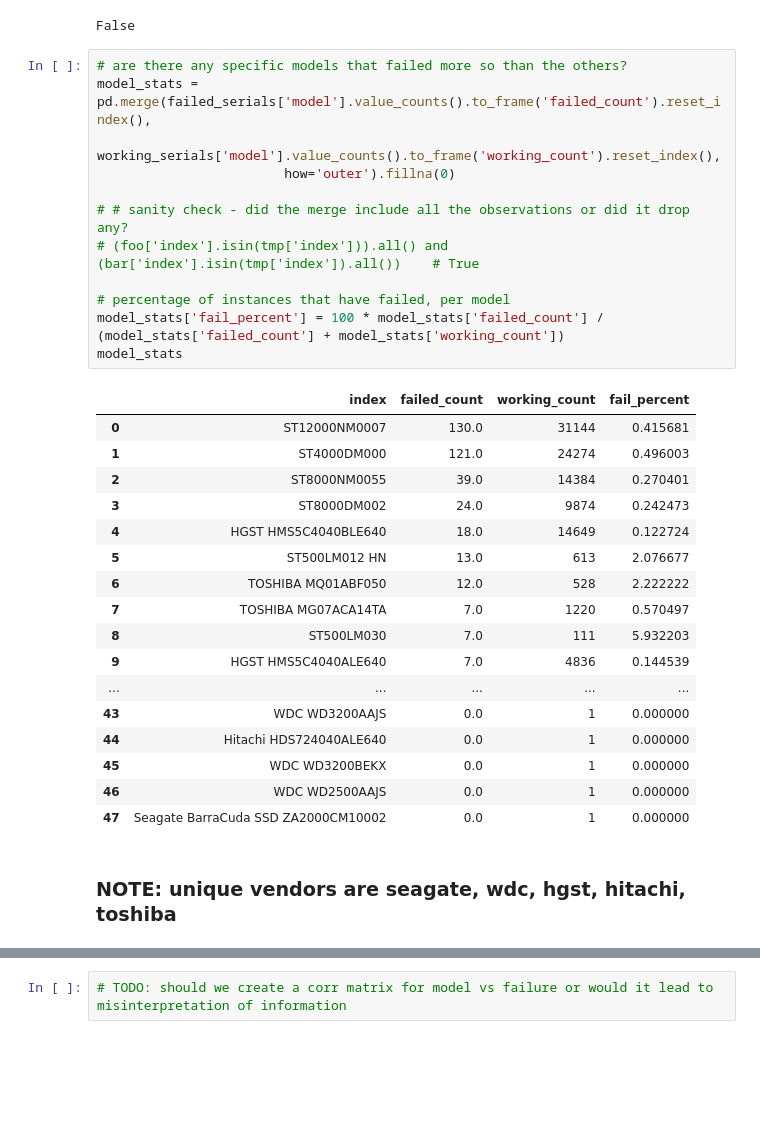
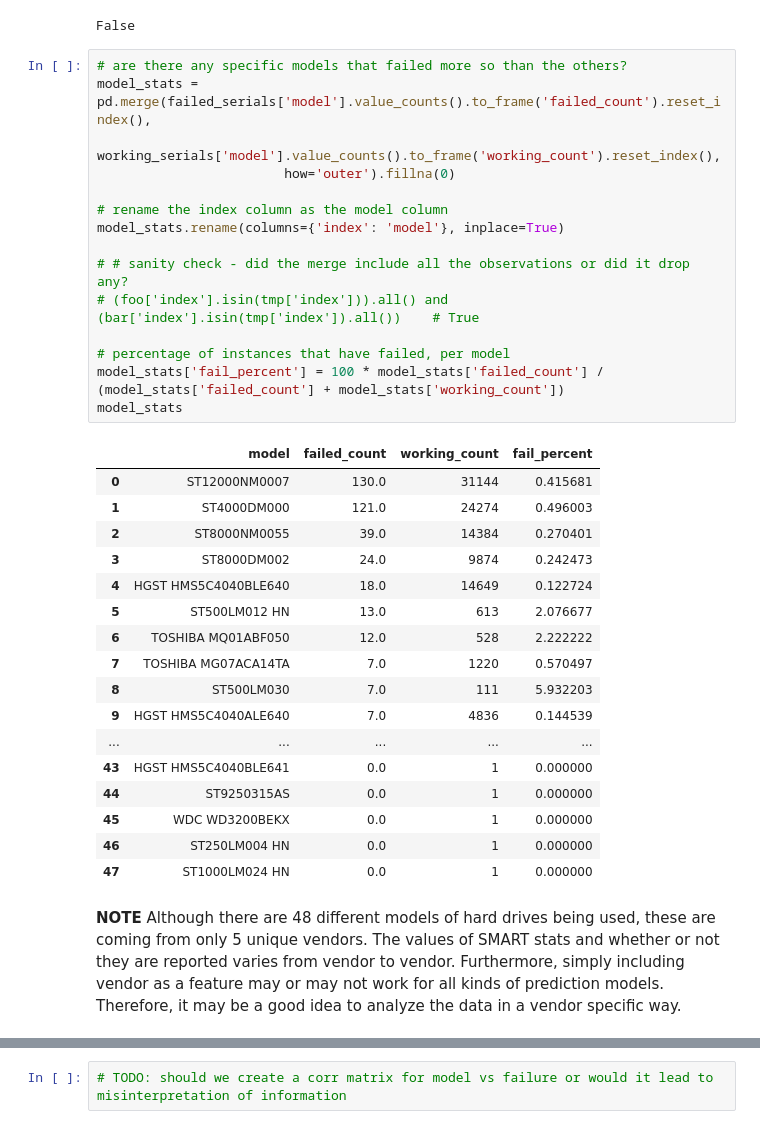
Before and after one commit to aicoe-aiops/ceph_drive_failure, a Jupyter notebook: dask_data_explorer.ipynb, the cells around one changed output, grey strips where cells are left out. Drawn from its saved outputs; the diff is of its cells as text; blank space fills up the shorter version.

```diff
--- a/dask_data_explorer.ipynb
+++ b/dask_data_explorer.ipynb
@@ -203,17 +204,20 @@ False
 # %%
 # are there any specific models that failed more so than the others?
 model_stats = pd.merge(failed_serials['model'].value_counts().to_frame('failed_count').reset_index(),
                         working_serials['model'].value_counts().to_frame('working_count').reset_index(),
                         how='outer').fillna(0)
+
+# rename the index column as the model column
+model_stats.rename(columns={'index': 'model'}, inplace=True)
 
 # # sanity check - did the merge include all the observations or did it drop any?
 # (foo['index'].isin(tmp['index'])).all() and (bar['index'].isin(tmp['index']).all())    # True
 
 # percentage of instances that have failed, per model
 model_stats['fail_percent'] = 100 * model_stats['failed_count'] / (model_stats['failed_count'] + model_stats['working_count'])
 model_stats
 # %% [output]
-|  | index | failed_count | working_count | fail_percent |
+|  | model | failed_count | working_count | fail_percent |
 | 0 | ST12000NM0007 | 130.0 | 31144 | 0.415681 |
 | 1 | ST4000DM000 | 121.0 | 24274 | 0.496003 |
 | 2 | ST8000NM0055 | 39.0 | 14384 | 0.270401 |
@@ -225,10 +229,10 @@ model_stats
 | 8 | ST500LM030 | 7.0 | 111 | 5.932203 |
 | 9 | HGST HMS5C4040ALE640 | 7.0 | 4836 | 0.144539 |
 | ... | ... | ... | ... | ... |
-| 43 | WDC WD3200AAJS | 0.0 | 1 | 0.000000 |
-| 44 | Hitachi HDS724040ALE640 | 0.0 | 1 | 0.000000 |
+| 43 | HGST HMS5C4040BLE641 | 0.0 | 1 | 0.000000 |
+| 44 | ST9250315AS | 0.0 | 1 | 0.000000 |
 | 45 | WDC WD3200BEKX | 0.0 | 1 | 0.000000 |
-| 46 | WDC WD2500AAJS | 0.0 | 1 | 0.000000 |
-| 47 | Seagate BarraCuda SSD ZA2000CM10002 | 0.0 | 1 | 0.000000 |
+| 46 | ST250LM004 HN | 0.0 | 1 | 0.000000 |
+| 47 | ST1000LM024 HN | 0.0 | 1 | 0.000000 |
-# %% [markdown]
-### NOTE: unique vendors are seagate, wdc, hgst, hitachi, toshiba
+# %% [markdown]
+**NOTE** Although there are 48 different models of hard drives being used, these are coming from only 5 unique vendors. The values of SMART stats and whether or not they are reported varies from vendor to vendor. Furthermore, simply including vendor as a feature may or may not work for all kinds of prediction models. Therefore, it may be a good idea to analyze the data in a vendor specific way.
```
Also changed, not shown: parts of 29 cells of this notebook.
